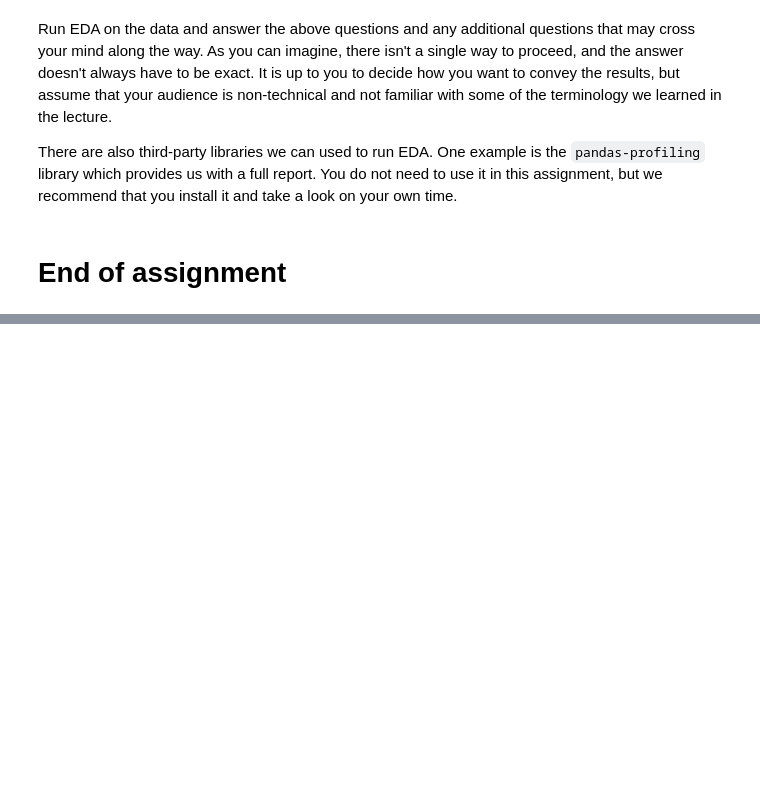
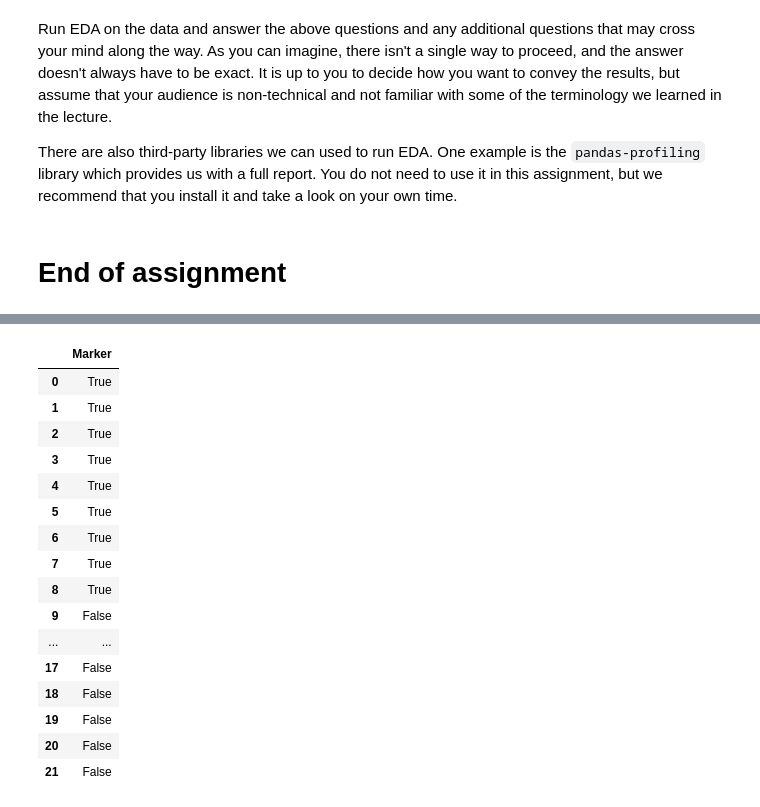
Before and after one commit to darynwhite/DataScienceCert, a Jupyter notebook: Lessons/04/Lesson_04_b_student.ipynb, the cells around one changed output, grey strips where cells are left out. Drawn from its saved outputs; the diff is of its cells as text; code cells hidden in the pictures; blank space fills up the shorter version.

```diff
--- a/Lessons/04/Lesson_04_b_student.ipynb
+++ b/Lessons/04/Lesson_04_b_student.ipynb
@@ -656,0 +686,24 @@ There are also third-party libraries we can used to run EDA. One example is the
+# %%
+catch = [True]*9
+catch.extend([False]*13)
+catch
+catch1 = pd.DataFrame(catch,columns=["Marker"])
+catch1
+# %% [output]
+|  | Marker |
+| 0 | True |
+| 1 | True |
+| 2 | True |
+| 3 | True |
+| 4 | True |
+| 5 | True |
+| 6 | True |
+| 7 | True |
+| 8 | True |
+| 9 | False |
+| ... | ... |
+| 17 | False |
+| 18 | False |
+| 19 | False |
+| 20 | False |
+| 21 | False |
```
Also changed, not shown: parts of 8 cells of this notebook, 5 other files.
